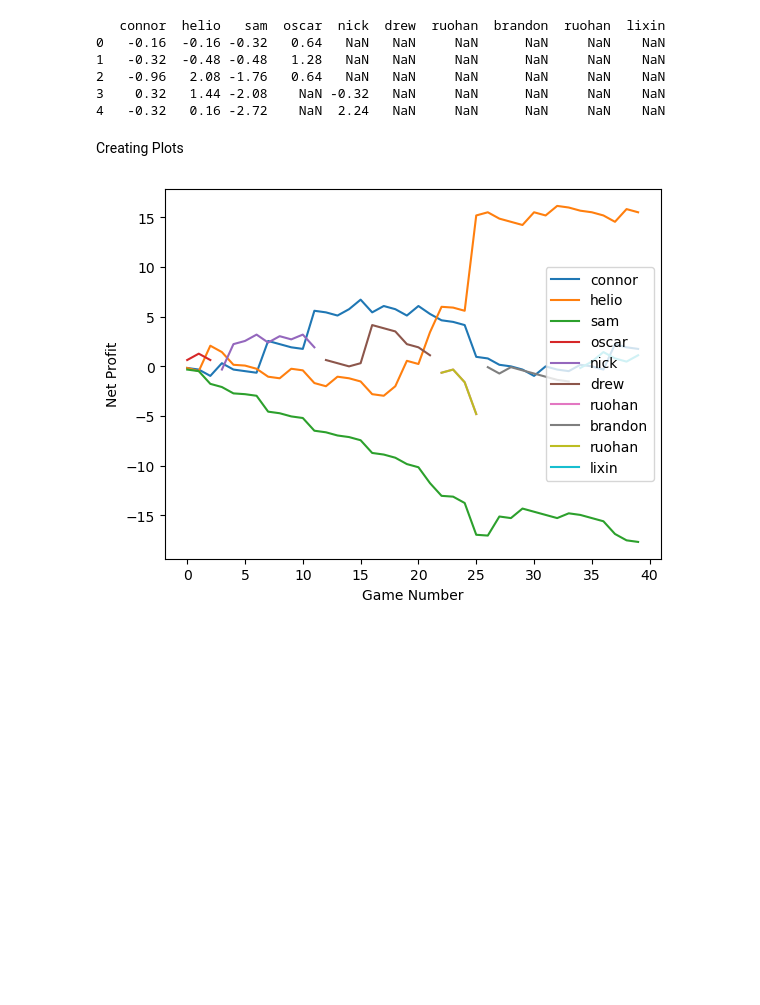
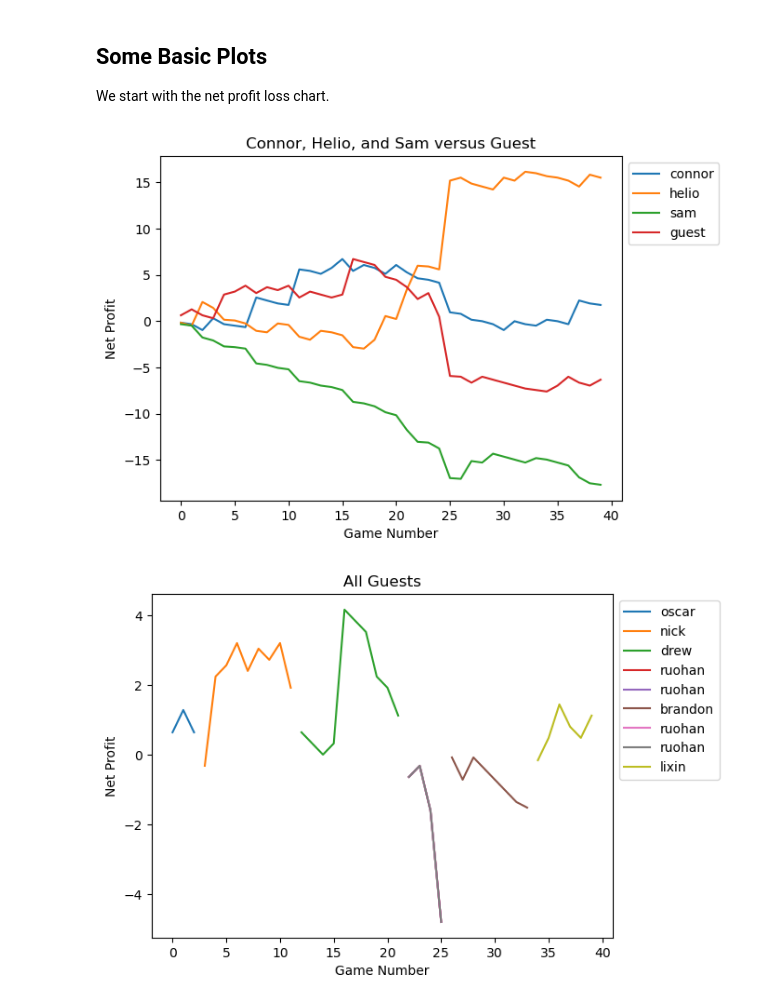
Before and after one commit to Conair94/Lifetime-Mahjong-Performance, a Jupyter notebook: Processing.ipynb, the cells around one changed output. Drawn from its saved outputs; the diff is of its cells as text; code cells hidden in the pictures; blank space fills up the shorter version.

Commit message:
Updated Processing Notebook with more plots

```diff
--- a/Processing.ipynb
+++ b/Processing.ipynb
@@ -12,27 +13,31 @@ import matplotlib.pyplot as plt
 # %%
 df_data = pd.read_csv("data.csv")
-names = ['connor','helio','sam','oscar','nick','drew','ruohan','brandon','ruohan', 'lixin']
-df = df_data[names].cumsum()
+guests = ['oscar','nick','drew','ruohan','brandon','ruohan','lixin']
+big3 = ['connor','helio','sam']
+#Add a guest column
+df_data['guest']= df_data[guests].sum(axis=1)
+players = big3+guests+['guest']
+df = df_data[players].cumsum()
 #Convert to Dollars
 df = df/100
-
-print(df.head(5))
 #df.to_csv("results.csv", index = False)
-# %% [output]
-   connor  helio   sam  oscar  nick  drew  ruohan  brandon  ruohan  lixin
-0   -0.16  -0.16 -0.32   0.64   NaN   NaN     NaN      NaN     NaN    NaN
-1   -0.32  -0.48 -0.48   1.28   NaN   NaN     NaN      NaN     NaN    NaN
-2   -0.96   2.08 -1.76   0.64   NaN   NaN     NaN      NaN     NaN    NaN
-3    0.32   1.44 -2.08    NaN -0.32   NaN     NaN      NaN     NaN    NaN
-4   -0.32   0.16 -2.72    NaN  2.24   NaN     NaN      NaN     NaN    NaN
 # %% [markdown]
-Creating Plots
+## Some Basic Plots
+We start with the net profit loss chart.
 # %%
-df.plot()
-
+ax1 = df[big3+['guest']].plot()
+ax1.set_title('Connor, Helio, and Sam versus Guest')
 plt.xlabel("Game Number")
 plt.ylabel("Net Profit")
-plt.legend()
+plt.legend(bbox_to_anchor=(1.0, 1.0))
 plt.savefig("net_profit.png")
+
+ax2 = df[guests].plot()
+ax2.set_title('All Guests')
+plt.xlabel("Game Number")
+plt.ylabel("Net Profit")
+plt.legend(bbox_to_anchor=(1.0, 1.0))
+plt.show()
 # %% [output]
-[figure, old version]
+[figure, new version]
+[figure, added]
```
Also changed, not shown: parts of 5 cells of this notebook, 2 other files.
